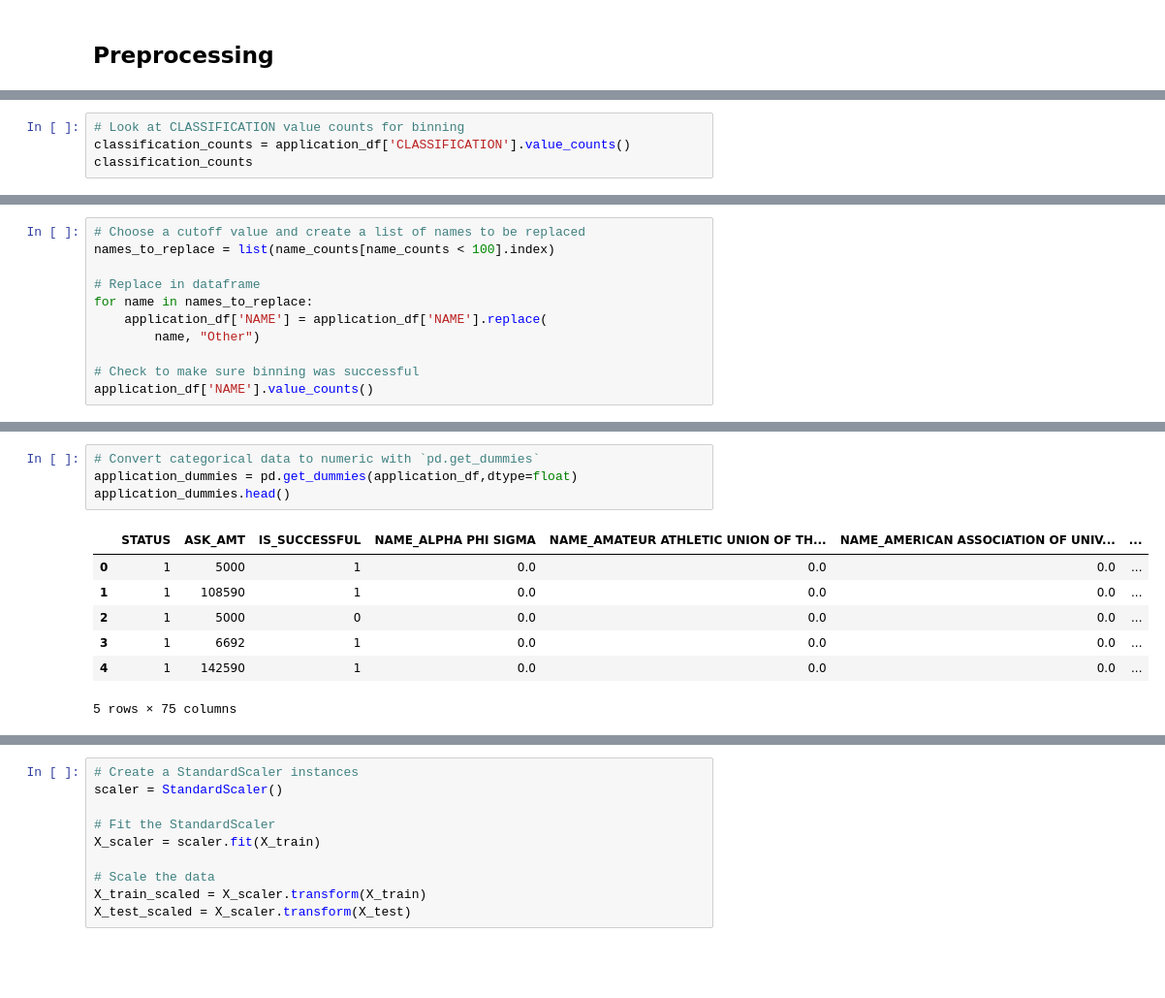
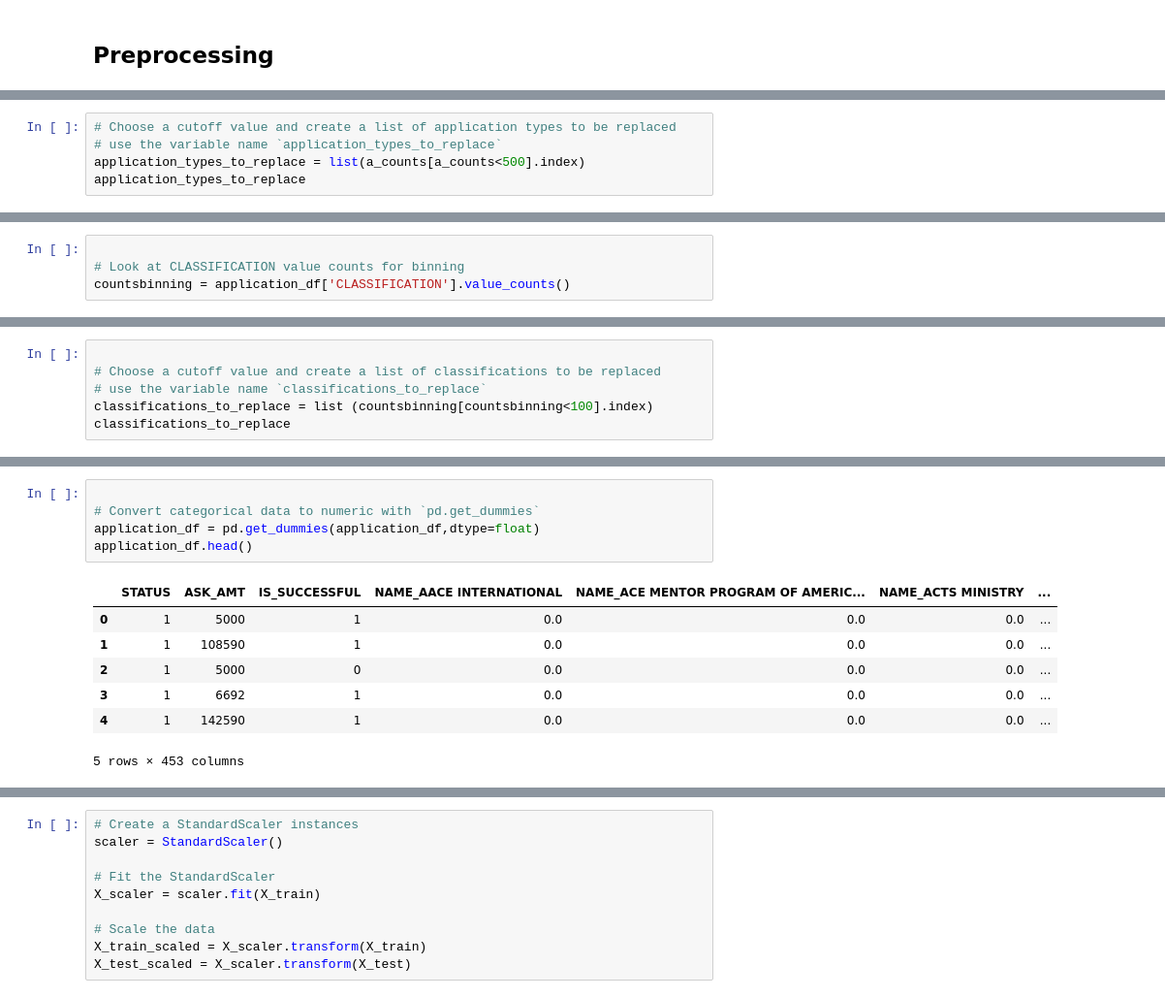
Before and after one commit to Sundakiy/deep-learning-challenge, a Jupyter notebook: Deep Learning Challenge/AlphabetSoupCharity_Optimization.ipynb, the cells around one changed output, grey strips where cells are left out. Shown: that part at 97% size. Drawn from its saved outputs; the diff is of its cells as text; blank space fills up the shorter version.

```diff
--- a/Deep Learning Challenge/AlphabetSoupCharity_Optimization.ipynb
+++ b/Deep Learning Challenge/AlphabetSoupCharity_Optimization.ipynb
@@ -141,0 +125,5 @@ Name: APPLICATION_TYPE, dtype: int64
+# %%
+# Choose a cutoff value and create a list of application types to be replaced
+# use the variable name `application_types_to_replace`
+application_types_to_replace = list(a_counts[a_counts<500].index)
+application_types_to_replace
@@ -142,4 +151,4 @@ Name: APPLICATION_TYPE, dtype: int64
 # %%
+
 # Look at CLASSIFICATION value counts for binning
-classification_counts = application_df['CLASSIFICATION'].value_counts()
-classification_counts
+countsbinning = application_df['CLASSIFICATION'].value_counts()
@@ -169 +177,7 @@ C2100     1883
 Name: CLASSIFICATION, dtype: int64
+# %%
+
+# Choose a cutoff value and create a list of classifications to be replaced
+# use the variable name `classifications_to_replace`
+classifications_to_replace = list (countsbinning[countsbinning<100].index)
+classifications_to_replace
@@ -206,11 +223,0 @@ Name: NAME, Length: 19568, dtype: int64
-# %%
-# Choose a cutoff value and create a list of names to be replaced
-names_to_replace = list(name_counts[name_counts < 100].index)
-
-# Replace in dataframe
-for name in names_to_replace:
-    application_df['NAME'] = application_df['NAME'].replace(
-        name, "Other")
-
-# Check to make sure binning was successful
-application_df['NAME'].value_counts()
@@ -235,12 +224,13 @@ Name: NAME, dtype: int64
 # %%
+
 # Convert categorical data to numeric with `pd.get_dummies`
-application_dummies = pd.get_dummies(application_df,dtype=float)
-application_dummies.head()
+application_df = pd.get_dummies(application_df,dtype=float)
+application_df.head()
 # %% [output]
-|  | STATUS | ASK_AMT | IS_SUCCESSFUL | NAME_ALPHA PHI SIGMA | NAME_AMATEUR ATHLETIC UNION OF TH... | NAME_AMERICAN ASSOCIATION OF UNIV... | ... |
+|  | STATUS | ASK_AMT | IS_SUCCESSFUL | NAME_AACE INTERNATIONAL | NAME_ACE MENTOR PROGRAM OF AMERIC... | NAME_ACTS MINISTRY | ... |
 | 0 | 1 | 5000 | 1 | 0.0 | 0.0 | 0.0 | ... |
 | 1 | 1 | 108590 | 1 | 0.0 | 0.0 | 0.0 | ... |
 | 2 | 1 | 5000 | 0 | 0.0 | 0.0 | 0.0 | ... |
 | 3 | 1 | 6692 | 1 | 0.0 | 0.0 | 0.0 | ... |
 | 4 | 1 | 142590 | 1 | 0.0 | 0.0 | 0.0 | ... |
-5 rows × 75 columns
+5 rows × 453 columns
```
Also changed, not shown: parts of 37 cells of this notebook, 3 other files.
